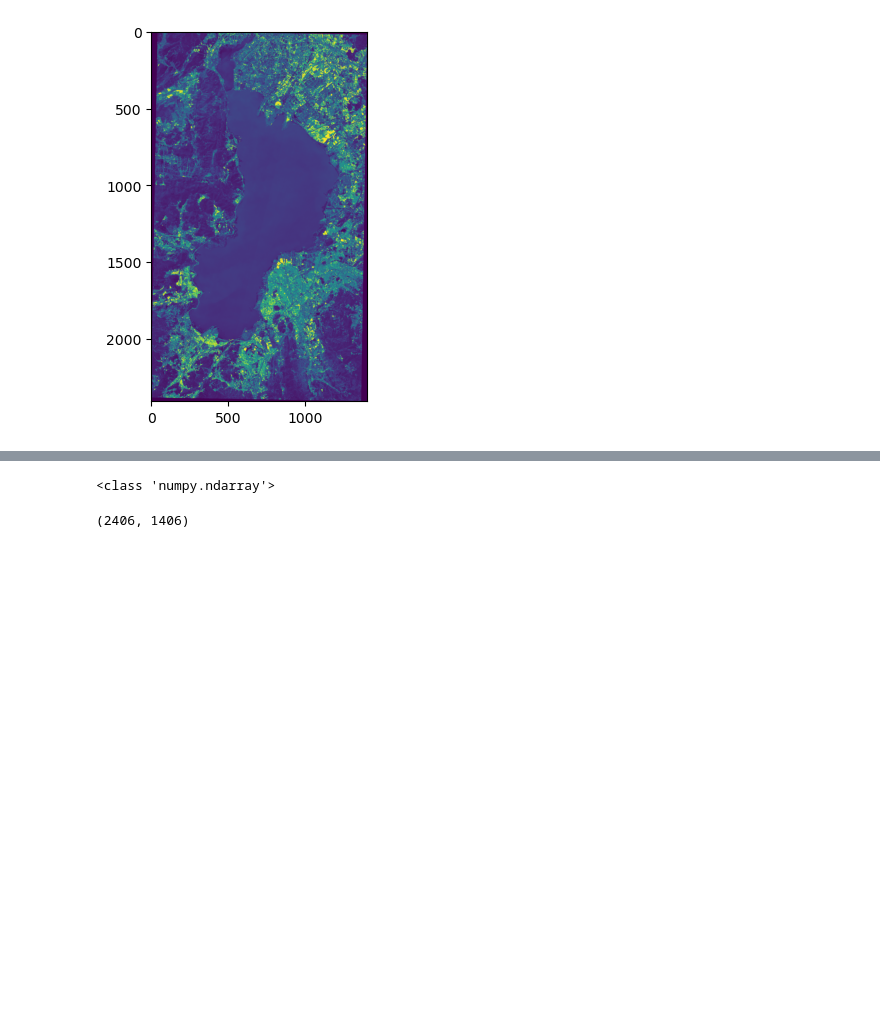
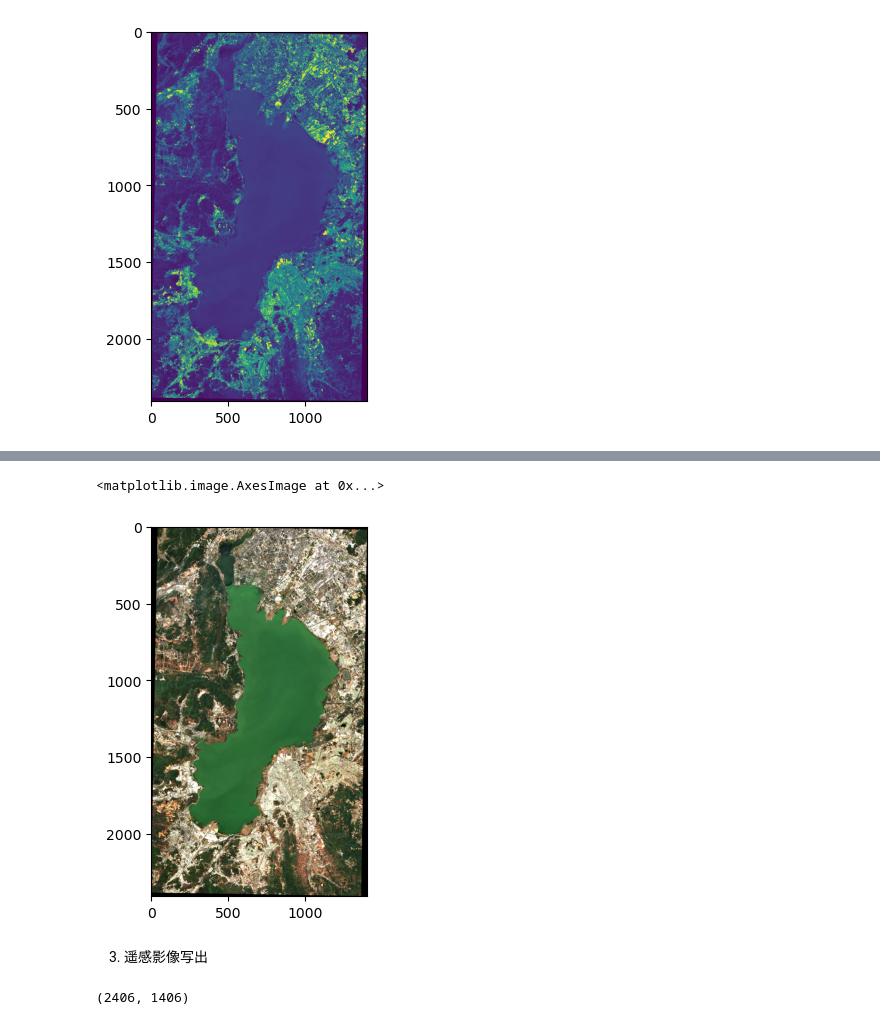
Before and after one commit to xinluo2018/rs-data-processing, a Jupyter notebook: 第5章-遥感影像数据处理程序设计/1_raster_read_write.ipynb, the cells around one changed output, grey strips where cells are left out. Cells and saved outputs as stored; diff of their text form; code cells hidden in the pictures; blank space fills up the shorter version.

```diff
--- a/第5章-遥感影像数据处理程序设计/1_raster_read_write.ipynb
+++ b/第5章-遥感影像数据处理程序设计/1_raster_read_write.ipynb
@@ -60,13 +80,18 @@ rsimg.meta
+# %%
+rsimg_arr_stretched = np.clip(rsimg_arr[:,:,0:3], 0, 1500)/1500
+plt.imshow(rsimg_arr_stretched[:,:,::-1])
+# %% [output]
+<matplotlib.image.AxesImage at 0x...>
+[figure, added]
+# %% [markdown]
+3. 遥感影像写出
 # %%
 band1 = rsimg.read(4)
-print(type(band1))
 band1.shape
 # bands = rsimg.read()
-# # type(bands)
 # bands.shape
 # %% [output]
-<class 'numpy.ndarray'>
+(2406, 1406)
-(2406, 1406)
 # %%
 #### 栅格数据写出(写出某个波段)
 ### 参数准备：driver, height, width, count, dtype, crs, transform
```
Also changed, not shown: parts of 20 cells of this notebook, 13 other files.
